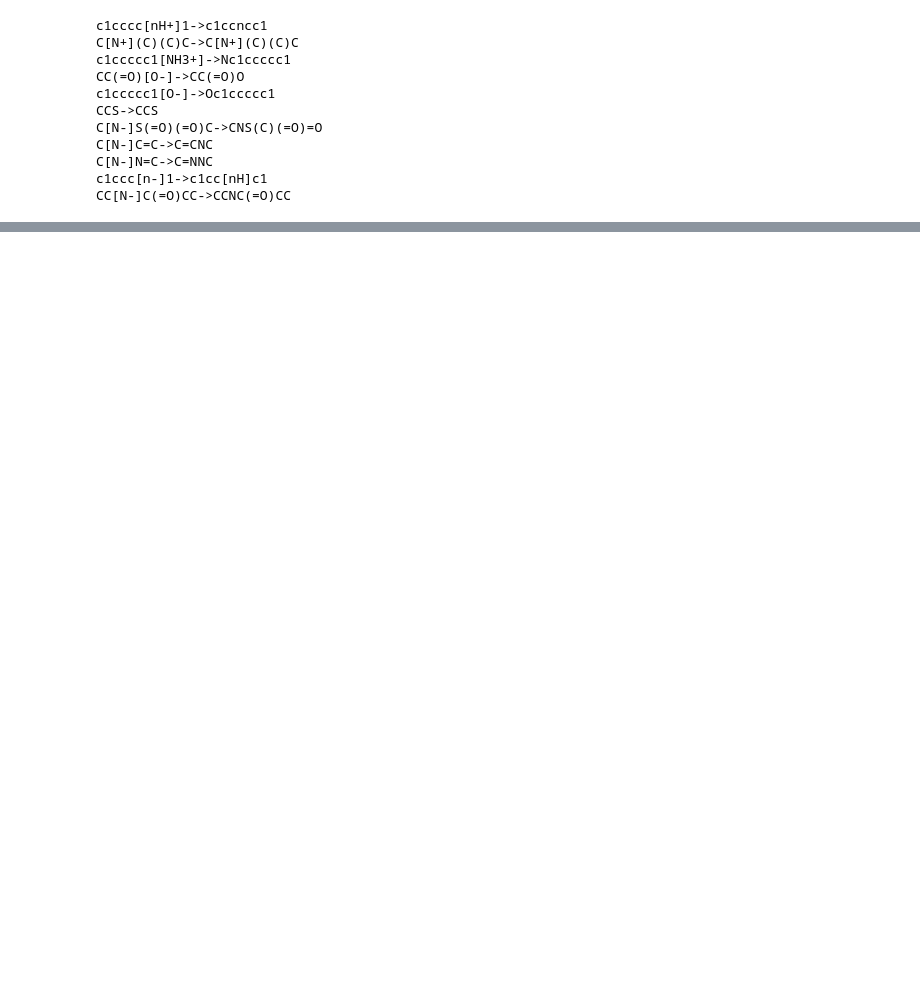
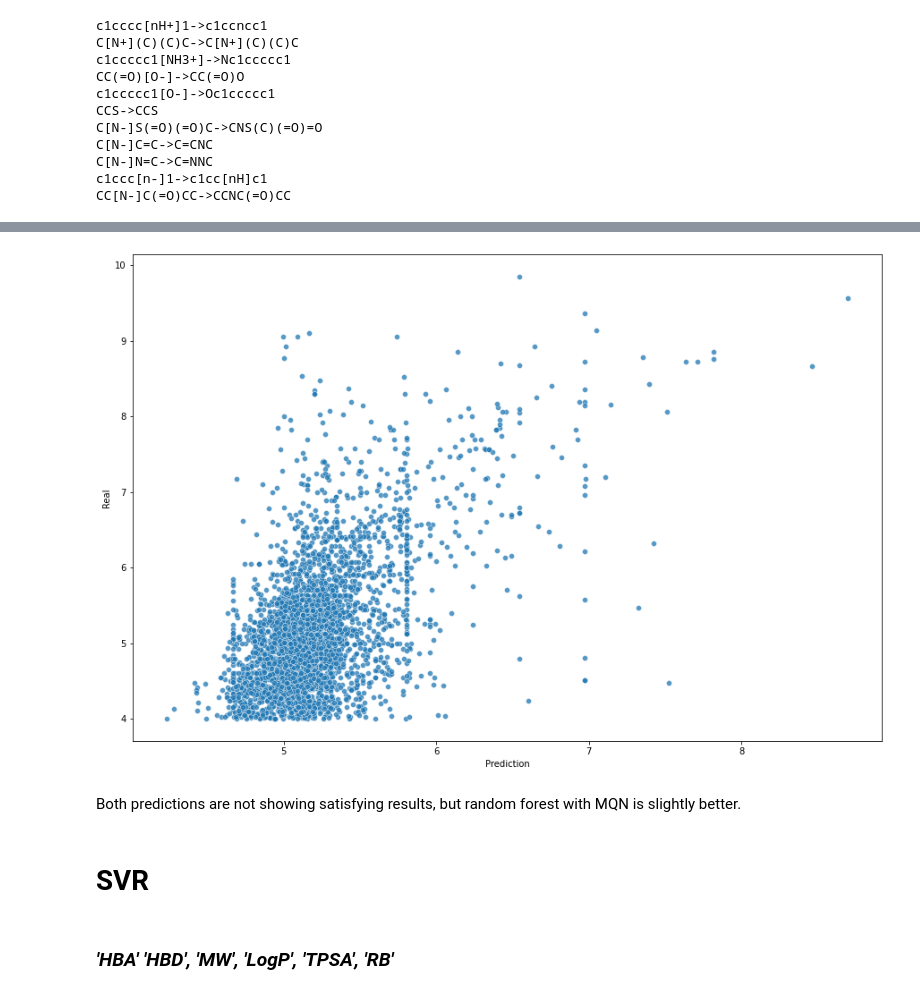
Before and after one commit to lich-uct/cdd2021, a Jupyter notebook: bojicm/Exercise_12.ipynb, the cells around one changed output, grey strips where cells are left out. Drawn from its saved outputs; the diff is of its cells as text; code cells hidden in the pictures; blank space fills up the shorter version.

```diff
--- a/bojicm/Exercise_12.ipynb
+++ b/bojicm/Exercise_12.ipynb
@@ -181,0 +451,3 @@ df["Standard Value"] = df["Standard Value"].fillna(mx+1)
+# %%
+X = data_mqn
+y = data_p
@@ -187,5 +510,15 @@ SVR()
 # %%
-res = pd.DataFrame(svr.predict(df[(f"MQN_{x}" for x in range(1, 43))])).join(df[["Standard Value", "source"]])
-res.columns = ["Prediction", "Standard Value", "Source"]
-(res["Prediction"]-res["Standard Value"]).abs().mean()
+X = X_train
+y = y_train
+
+x_pred = X_test
+y_real = y_test
+
+rfr = RandomForestRegressor(**opt_param)
+rfr.fit(X, y)
+
+print("Test MSE")
+print("MSE: %0.2f" % mean_squared_error(y_real, rfc.predict(x_pred)))
+print("Regressor score:", rfr.score(x_pred, y_real))
+print("R^2", r2_score(y_real, rfc.predict(x_pred)))
 # %% [output]
@@ -193,2 +529,2 @@ res.columns = ["Prediction", "Standard Value", "Source"]
 # %%
-(res[res["Source"]=="hepg2"]["Prediction"]-res[res["Source"]=="hepg2"]["Standard Value"]).abs().mean()
+y_real = y_real.to_numpy()
@@ -208,0 +531,5 @@ Average error hepg2: 9302099.643715438
+# %%
+test = pd.DataFrame()
+test['Prediction'] = rfc.predict(x_pred)
+test['Real'] = y_real
+test
@@ -209 +550,18 @@ Average error hepg2: 9302099.643715438
+# %%
+fig, ax = pyplot.subplots(figsize=(15,10))
+p=seaborn.scatterplot(x="Prediction",
+                      y="Real",
+                      data=test,
+                      legend="brief",
+                      ax=ax,
+                      alpha=0.75
+                     )
+# %% [output]
+[figure, added]
+# %% [markdown]
+Both predictions are not showing satisfying results, but random forest with MQN is slightly better.
+# %% [markdown]
+# **SVR**
+# %% [markdown]
+### _'HBA' 'HBD', 'MW', 'LogP', 'TPSA', 'RB'_
 # %%
```
Also changed, not shown: parts of 69 cells of this notebook.
